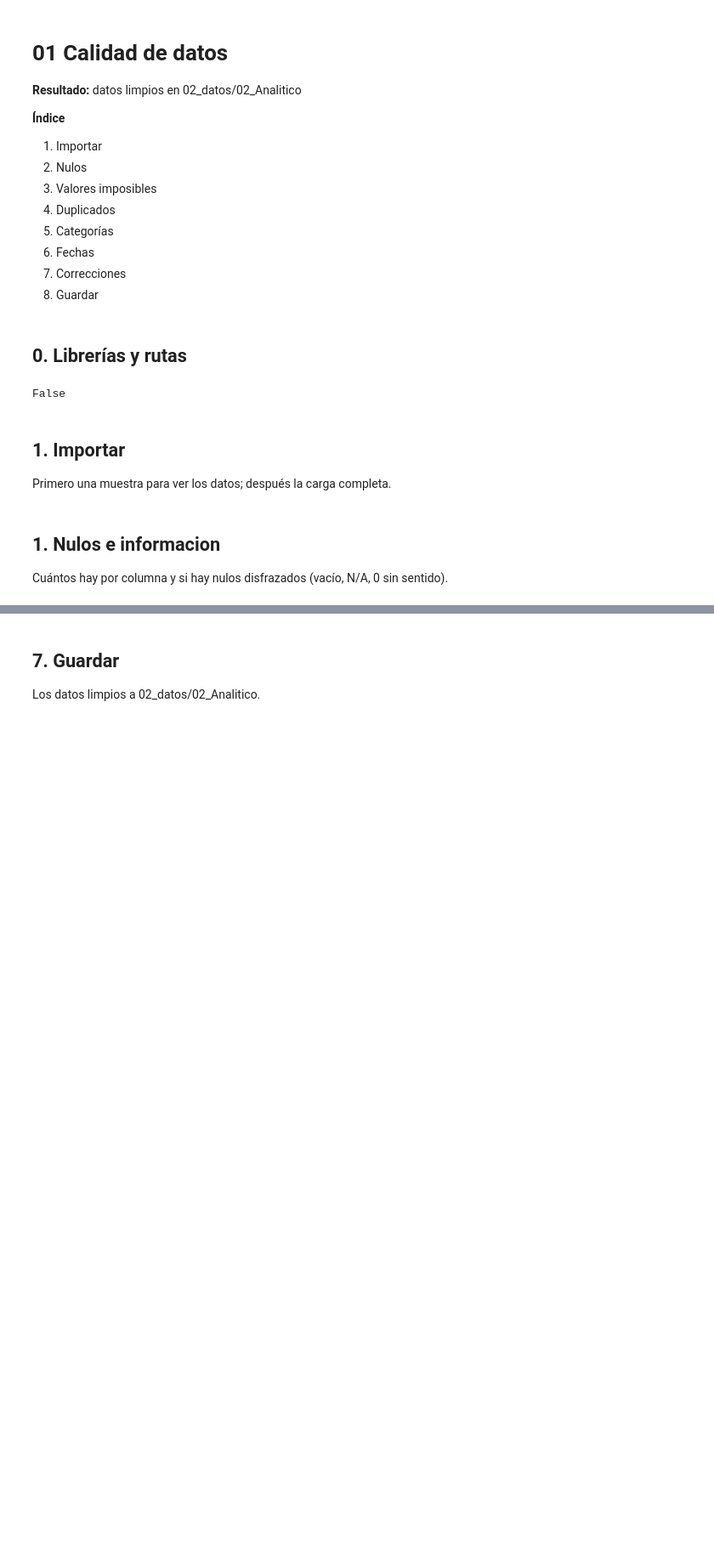
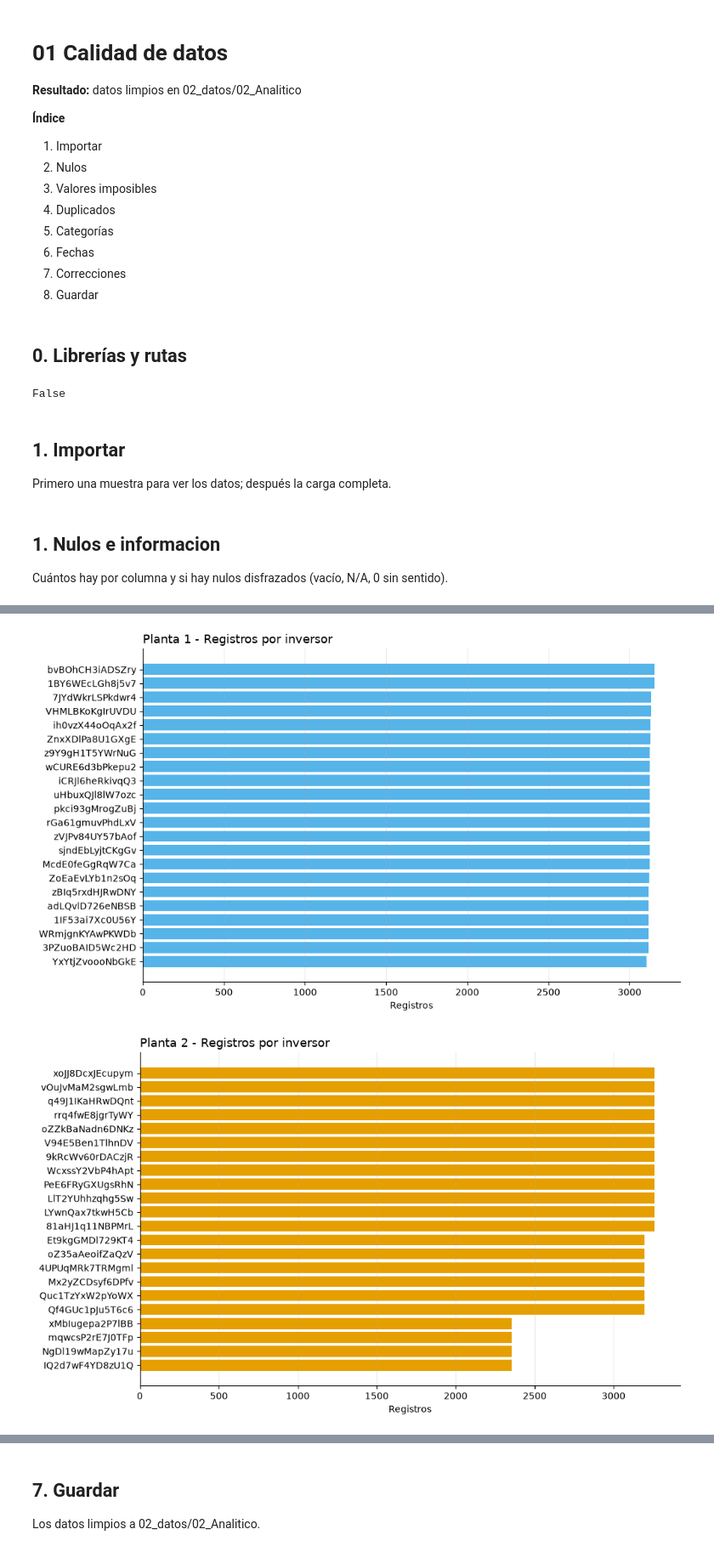
Before and after one commit to DataRex-47/01_PLANTAS-SOLARES, a Jupyter notebook: 03_notebooks/01_Calidad_Datos.ipynb, the cells around one changed output, grey strips where cells are left out. Shown at 85% size. Saved outputs shown, nothing was run; the diff lists cells and outputs as text; code cells hidden in the pictures; blank space fills up the shorter version.

```diff
--- a/03_notebooks/01_Calidad_Datos.ipynb
+++ b/03_notebooks/01_Calidad_Datos.ipynb
@@ -140,0 +209,20 @@ df.describe()
+# %%
+# ── Registros por inversor ─────────
+for nombre, n, color in [('Planta 1', p1g, '#56B4E9'), ('Planta 2', p2g, '#E69F00')]:
+    # ordenado para ver de un golpe quién trae menos datos
+    conteo = n.groupby('id_inversor').size().sort_values()
+
+    fig, ax = plt.subplots(figsize=(10, 6))
+    ax.barh(conteo.index, conteo.values, color=color)
+
+    ax.set_title(f'{nombre} - Registros por inversor', fontsize=13, loc='left')
+    ax.set_xlabel('Registros')
+    ax.set_ylabel('')
+    ax.grid(axis='x', alpha=0.25)
+    ax.spines[['top', 'right']].set_visible(False)
+
+    plt.tight_layout()
+    plt.show()
+# %% [output]
+[figure, added]
+[figure, added]
```
Also changed, not shown: parts of 35 cells of this notebook, 5 other files.
